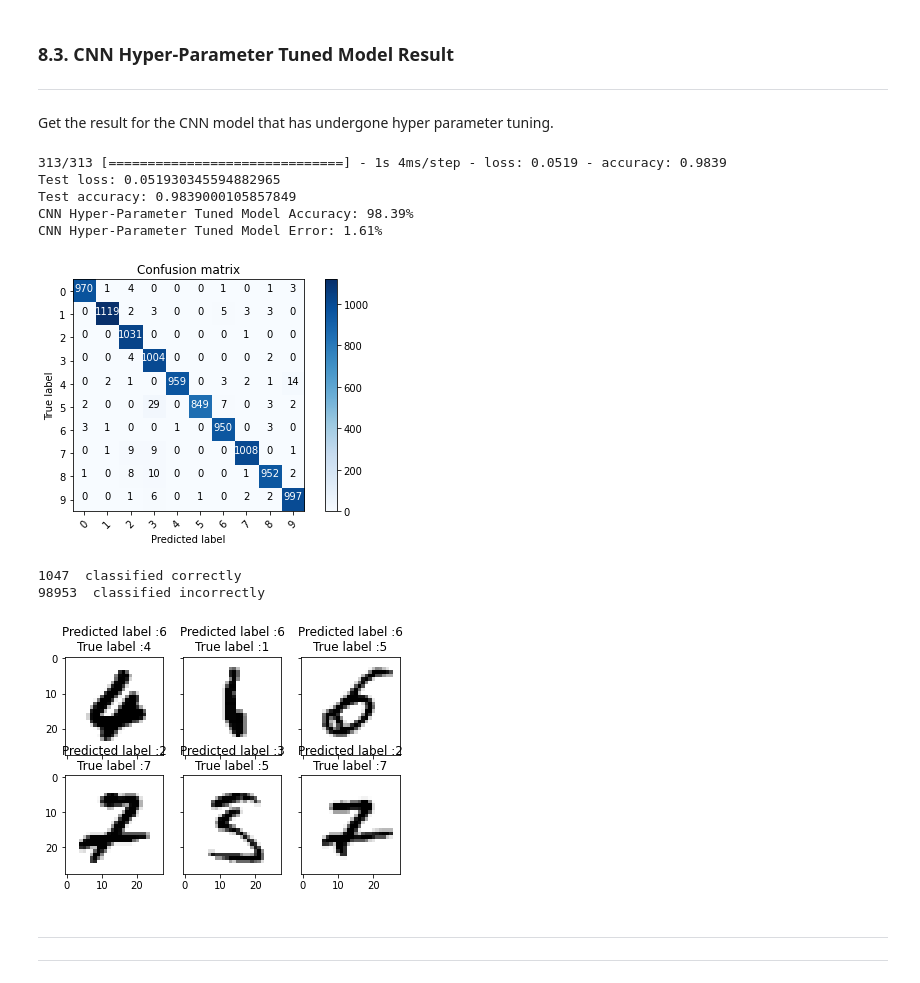
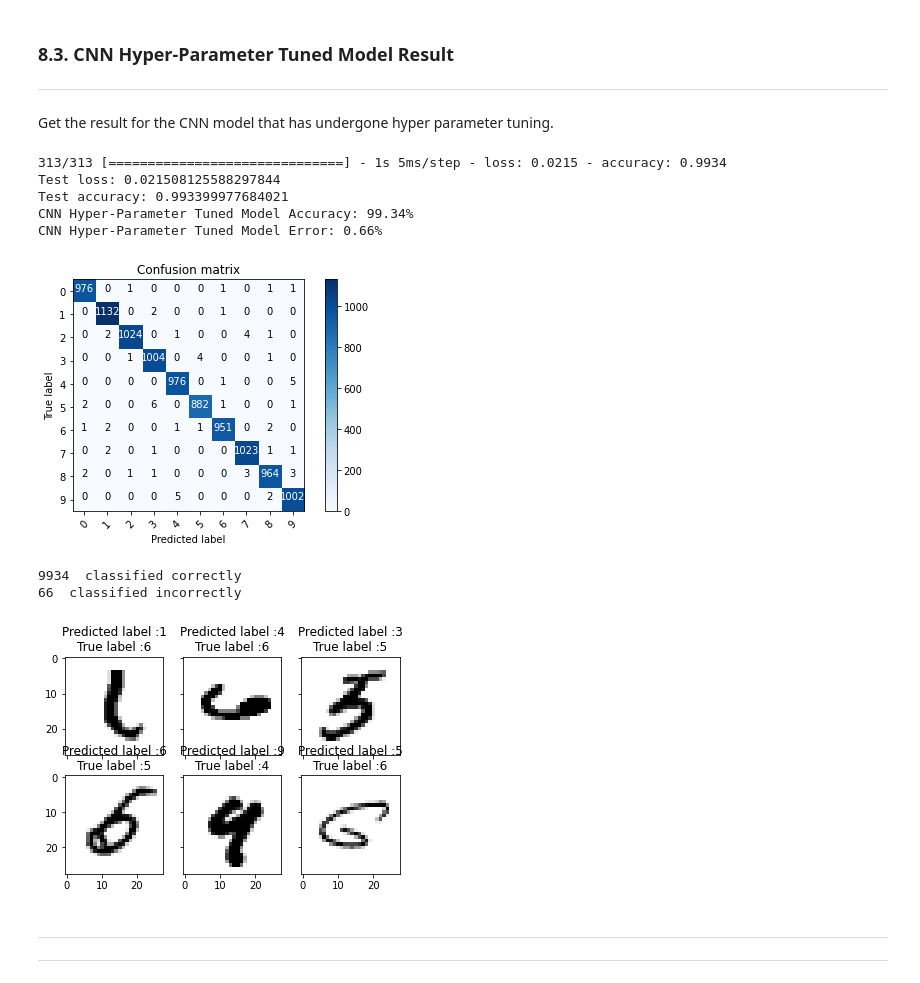
Before and after one commit to ngzhankang/Deep-Learning, a Jupyter notebook: Assignment_1.ipynb, the cells around one changed output. Drawn from its saved outputs; the diff is of its cells as text; code cells hidden in the pictures.

Commit message:
Edits to 3rd model

```diff
--- a/Assignment_1.ipynb
+++ b/Assignment_1.ipynb
@@ -684 +658,14 @@ Non-trainable params: 44
 _________________________________________________________________
+# %%
+# passing params into the newly created model and compile it
+model.compile(optimizer='sgd',
+          loss='categorical_crossentropy',
+          metrics=['accuracy'])
+# %%
+# batch_size = int(num_pixels/100)
+
+history = model.fit(X_train, Y_train,
+                    batch_size=100,
+                    epochs=20,
+                    verbose=1,
+                    validation_data=(X_test, Y_test))
@@ -707,10 +719,13 @@ test_generator = test_gen.flow(x_test, y_test, batch_size=BATCH_SIZE)
 # %%
-# train the model (we use model.fit since model.fit_generator has been depreciated)
-history = model.fit(
-    train_generator,
-    steps_per_epoch=60000//BATCH_SIZE,
-    epochs=5,
-    validation_data=test_generator,
-    validation_steps=10000//BATCH_SIZE,
-    callbacks=[EarlyStopping(monitor='loss', patience=1)]
-)
+# USE THIS IF ONLY PREVIOUS BUILDS ARE SUCCESSFUL
+
+
+# # train the model (we use model.fit since model.fit_generator has been depreciated)
+# history = model.fit(
+#     train_generator,
+#     steps_per_epoch=60000//BATCH_SIZE,
+#     epochs=5,
+#     validation_data=test_generator,
+#     validation_steps=10000//BATCH_SIZE,
+#     callbacks=[EarlyStopping(monitor='loss', patience=1)]
+# )
@@ -991,17 +995,17 @@ display_errors(most_important_errors, X_val_errors, Y_pred_classes_errors, Y_tru
 Get the result for the CNN model that has undergone hyper parameter tuning.
 # %%
 # now we shall evaluate the model and see the accuracy
-loss, accuracy = model.evaluate(x_test,y_test)
+loss, accuracy = model.evaluate(X_test,Y_test)
 print("Test loss:", loss)
 print("Test accuracy:", accuracy)
 print("CNN Hyper-Parameter Tuned Model Accuracy: %.2f%%" % (accuracy*100))
 print("CNN Hyper-Parameter Tuned Model Error: %.2f%%" % (100-accuracy*100))
 # %% [output]
-313/313 [==============================] - 1s 4ms/step - loss: 0.0519 - accuracy: 0.9839
-Test loss: 0.051930345594882965
-Test accuracy: 0.9839000105857849
-CNN Hyper-Parameter Tuned Model Accuracy: 98.39%
-CNN Hyper-Parameter Tuned Model Error: 1.61%
+313/313 [==============================] - 1s 5ms/step - loss: 0.0215 - accuracy: 0.9934
+Test loss: 0.021508125588297844
+Test accuracy: 0.993399977684021
+CNN Hyper-Parameter Tuned Model Accuracy: 99.34%
+CNN Hyper-Parameter Tuned Model Error: 0.66%
 # %%
 # plot our confusion matrix here to see how many labels got misplaced
 def plot_confusion_matrix(cm, classes,
@@ -1033,17 +1037,17 @@ def plot_confusion_matrix(cm, classes,
     plt.xlabel('Predicted label')
 
 # Predict the values from the validation dataset
-Y_pred = model.predict(x_test)
+Y_pred = model.predict(X_test)
 # Convert predictions classes to one hot vectors
 Y_pred_classes = np.argmax(Y_pred,axis = 1)
 # Convert validation observations to one hot vectors
-Y_true = np.argmax(y_test,axis = 1)
+Y_true = np.argmax(Y_test,axis = 1)
 # compute the confusion matrix
 confusion_mtx = confusion_matrix(Y_true, Y_pred_classes)
 # plot the confusion matrix
 plot_confusion_matrix(confusion_mtx, classes = range(10))
 # %% [output]
-[figure, old version]
+[figure, new version]
 # %%
 # Display some error results
 
@@ -1053,11 +1057,11 @@ errors = (Y_pred_classes - Y_true != 0)
 Y_pred_classes_errors = Y_pred_classes[errors]
 Y_pred_errors = Y_pred[errors]
 Y_true_errors = Y_true[errors]
-X_val_errors = x_test[errors]
+X_val_errors = X_test[errors]
 
 # see which we predicted correctly and which not
-correct_indices = np.nonzero(Y_pred == y_test)[0]
-incorrect_indices = np.nonzero(Y_pred != y_test)[0]
+correct_indices = np.nonzero(Y_pred_classes == y_test)[0]
+incorrect_indices = np.nonzero(Y_pred_classes != y_test)[0]
 print()
 print(len(correct_indices)," classified correctly")
 print(len(incorrect_indices)," classified incorrectly")
@@ -1066,36 +1070,36 @@ def display_errors(errors_index,img_errors,pred_errors, obs_errors):
     """ This function shows 6 images with their predicted and real labels"""
     n = 0
     nrows = 2
     ncols = 3
     fig, ax = plt.subplots(nrows,ncols,sharex=True,sharey=True)
     for row in range(nrows):
         for col in range(ncols):
             error = errors_index[n]
             ax[row,col].imshow((img_errors[error]).reshape((28,28)), cmap=plt.cm.binary)
             ax[row,col].set_title("Predicted label :{}\nTrue label :{}".format(pred_errors[error],obs_errors[error]))
             n += 1
 
 # Probabilities of the wrong predicted numbers
 Y_pred_errors_prob = np.max(Y_pred_errors,axis = 1)
 
 # Predicted probabilities of the true values in the error set
 true_prob_errors = np.diagonal(np.take(Y_pred_errors, Y_true_errors, axis=1))
 
 # Difference between the probability of the predicted label and the true label
 delta_pred_true_errors = Y_pred_errors_prob - true_prob_errors
 
 # Sorted list of the delta prob errors
 sorted_dela_errors = np.argsort(delta_pred_true_errors)
 
 # Top 6 errors
 most_important_errors = sorted_dela_errors[-6:]
 
 # Show the top 6 errors
 display_errors(most_important_errors, X_val_errors, Y_pred_classes_errors, Y_true_errors)
 # %% [output]
-1047  classified correctly
-98953  classified incorrectly
+9934  classified correctly
+66  classified incorrectly
-[figure, old version]
+[figure, new version]
 # %% [markdown]
 ---
 ---
```
Also changed, not shown: parts of 21 cells of this notebook.
